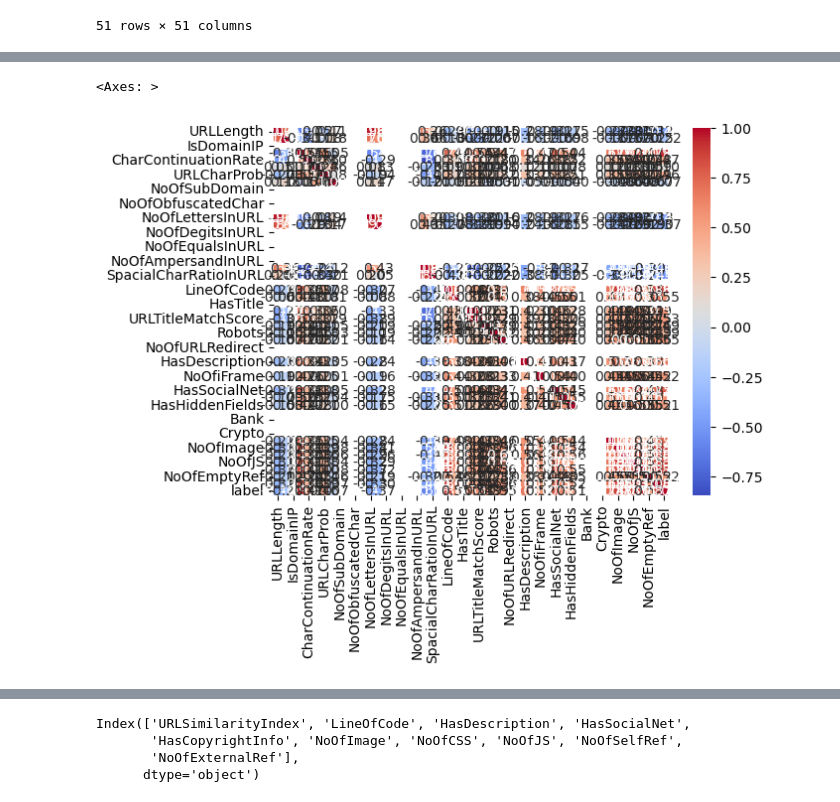
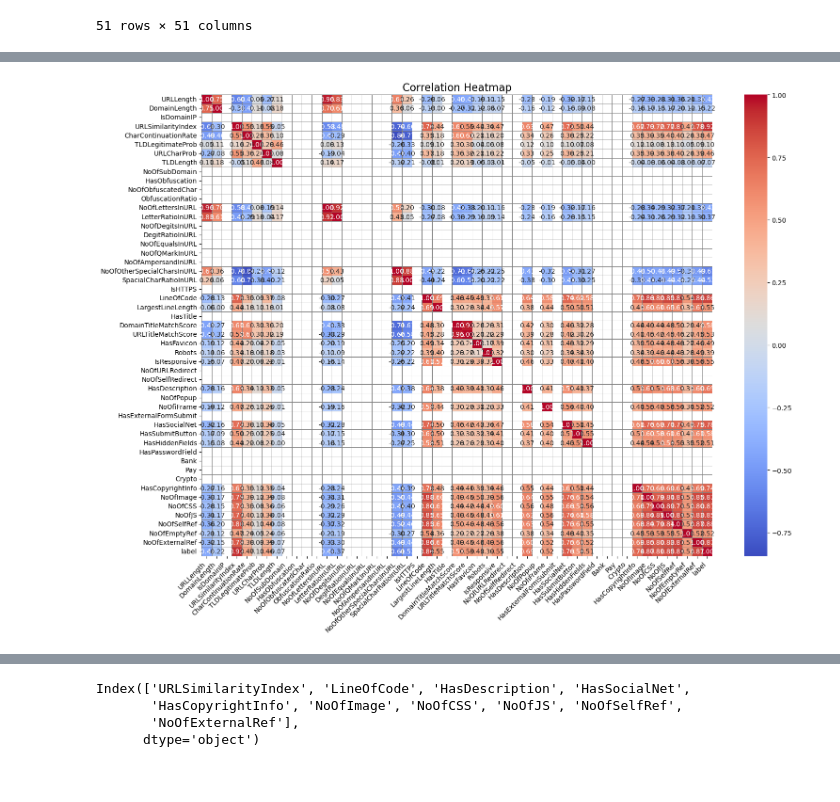
Before and after one commit to Gokulnhari/DSML-Main-Project, a Jupyter notebook: Phishing URL/PhishingURL.ipynb, the cells around one changed output, grey strips where cells are left out. Saved outputs shown, nothing was run; the diff lists cells and outputs as text; code cells hidden in the pictures.

```diff
--- a/Phishing URL/PhishingURL.ipynb
+++ b/Phishing URL/PhishingURL.ipynb
@@ -217,6 +217,5 @@ for i in num_columns.columns:
 from sklearn.preprocessing import LabelEncoder,OneHotEncoder
 le = LabelEncoder()
 # %%
-df1=df1.drop('FILENAME', axis=1)
 df1.head()
 # %% [output]
@@ -264,2 +233,6 @@ Index(['Title'], dtype='object')
 # %%
-df1=df1.drop('Title', axis=1)
+df1=df1.drop('URL', axis=1)
+# %%
+df1=df1.drop('Domain', axis=1)
+# %%
+df1=df1.drop('TLD', axis=1)
@@ -365,5 +357,10 @@ df1.corr()
 # %%
-sns.heatmap(cor, annot = True, cmap= 'coolwarm',fmt=".2f")
+plt.figure(figsize=(16, 12))  # Increase figure size for better readability
+sns.heatmap(cor, annot=True, cmap='coolwarm', fmt=".2f", linewidths=0.5, linecolor='gray', cbar=True, annot_kws={"size": 10})
+plt.title("Correlation Heatmap", fontsize=16)
+plt.xticks(rotation=45, ha='right')
+plt.yticks(rotation=0)
+plt.tight_layout()
+plt.show()
 # %% [output]
-<Axes: >
-[figure, old version]
+[figure, new version]
```
Also changed, not shown: parts of 19 cells of this notebook, 2 other files.
